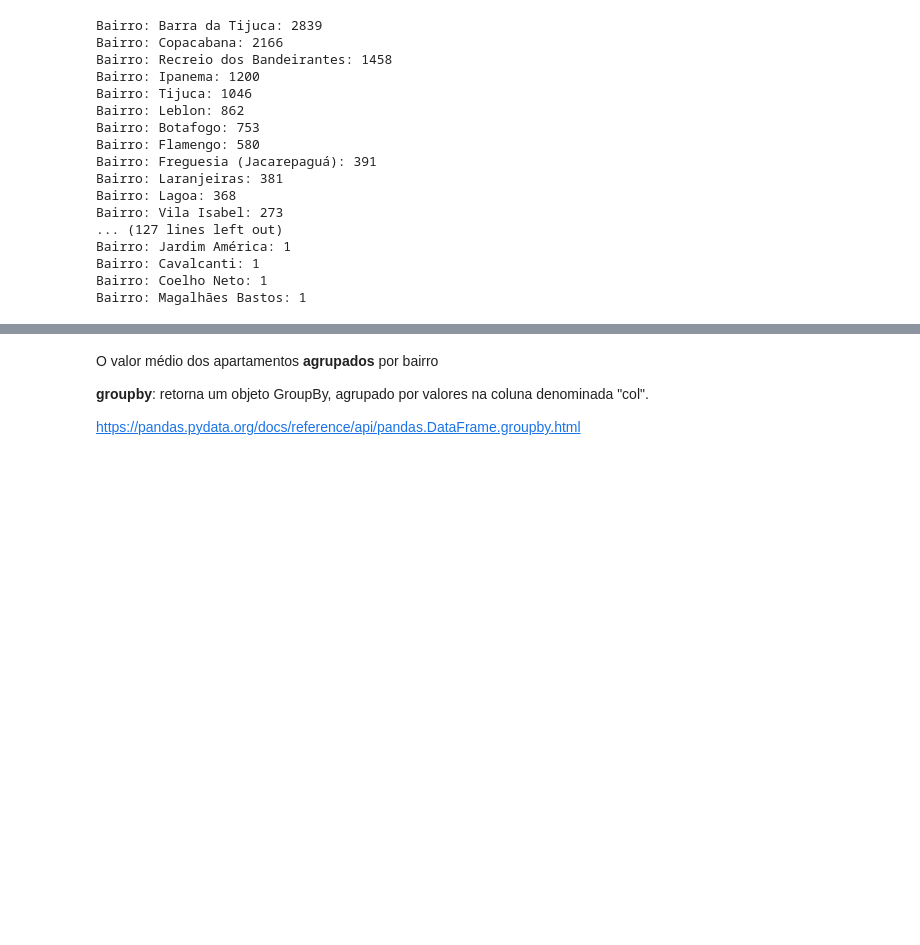
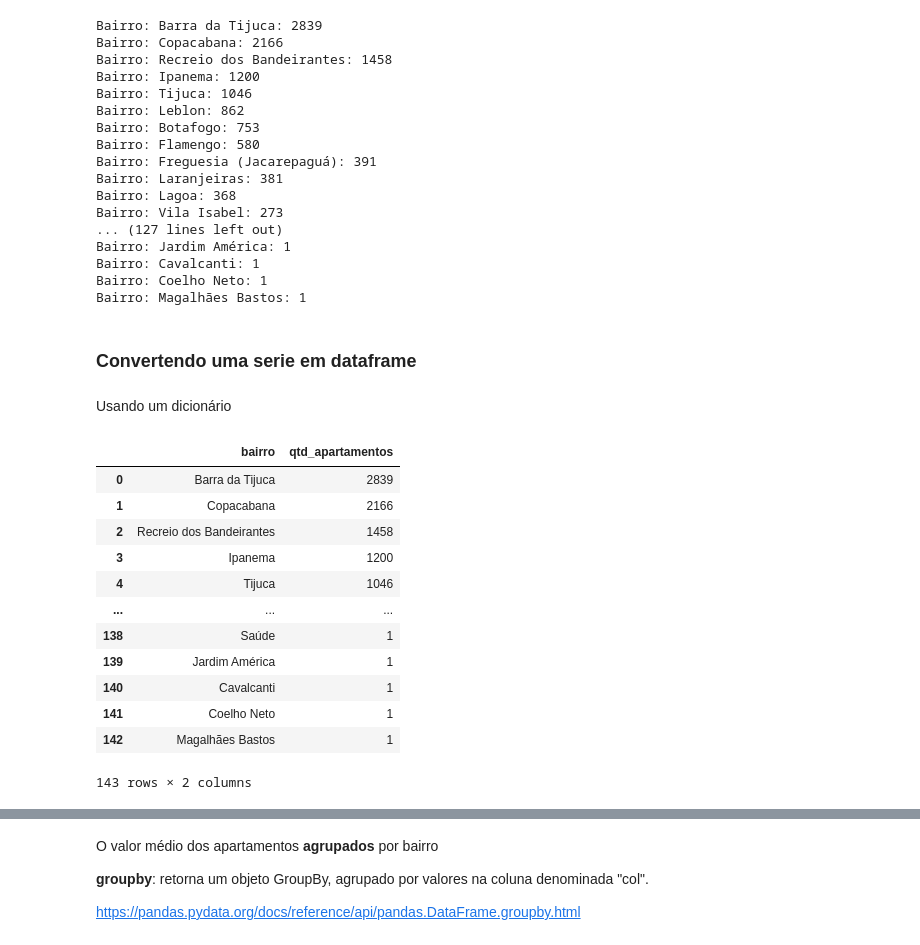
Before and after one commit to armandossrecife/lp20232, a Jupyter notebook: analise_alugueis_rj_2020.ipynb, the cells around one changed output, grey strips where cells are left out. Saved outputs shown, nothing was run; the diff lists cells and outputs as text; code cells hidden in the pictures; blank space fills up the shorter version.

```diff
--- a/analise_alugueis_rj_2020.ipynb
+++ b/analise_alugueis_rj_2020.ipynb
@@ -426,3 +428,7 @@ Bairro: Jardim América: 1
 Bairro: Cavalcanti: 1
 Bairro: Coelho Neto: 1
 Bairro: Magalhães Bastos: 1
+# %% [markdown]
+### Convertendo uma serie em dataframe
+# %% [markdown]
+Usando um dicionário
@@ -428,0 +439,24 @@ Bairro: Magalhães Bastos: 1
+# %%
+dict_apartamentos_por_bairro = {
+    'bairro': s_apartamentos_por_bairro.index.tolist(),
+    'qtd_apartamentos': s_apartamentos_por_bairro.values.tolist()
+}
+
+dict_apartamentos_por_bairro
+# %%
+df_qtd_ap_por_bairro = pd.DataFrame(dict_apartamentos_por_bairro)
+df_qtd_ap_por_bairro
+# %% [output]
+|  | bairro | qtd_apartamentos |
+| 0 | Barra da Tijuca | 2839 |
+| 1 | Copacabana | 2166 |
+| 2 | Recreio dos Bandeirantes | 1458 |
+| 3 | Ipanema | 1200 |
+| 4 | Tijuca | 1046 |
+| ... | ... | ... |
+| 138 | Saúde | 1 |
+| 139 | Jardim América | 1 |
+| 140 | Cavalcanti | 1 |
+| 141 | Coelho Neto | 1 |
+| 142 | Magalhães Bastos | 1 |
+143 rows × 2 columns
```
Also changed, not shown: parts of 18 cells of this notebook.
